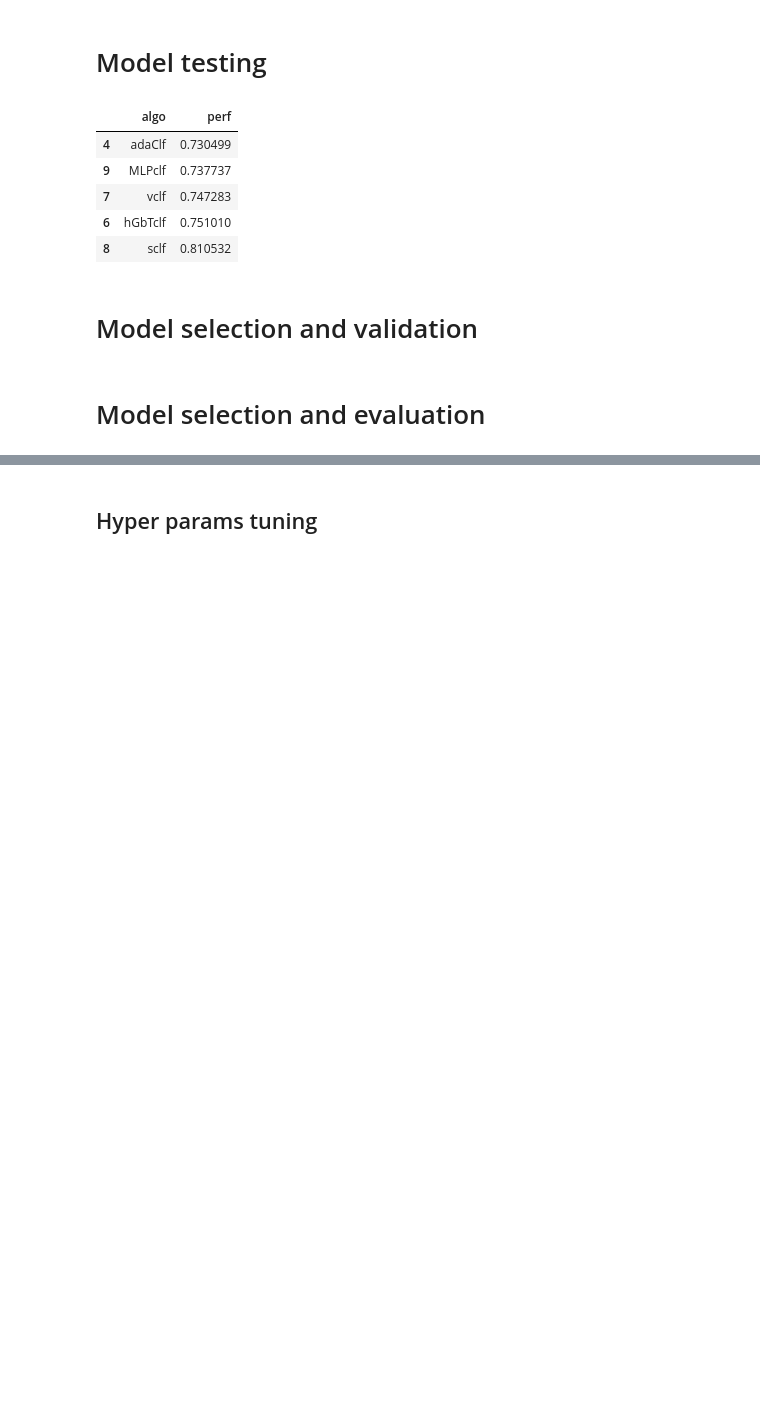
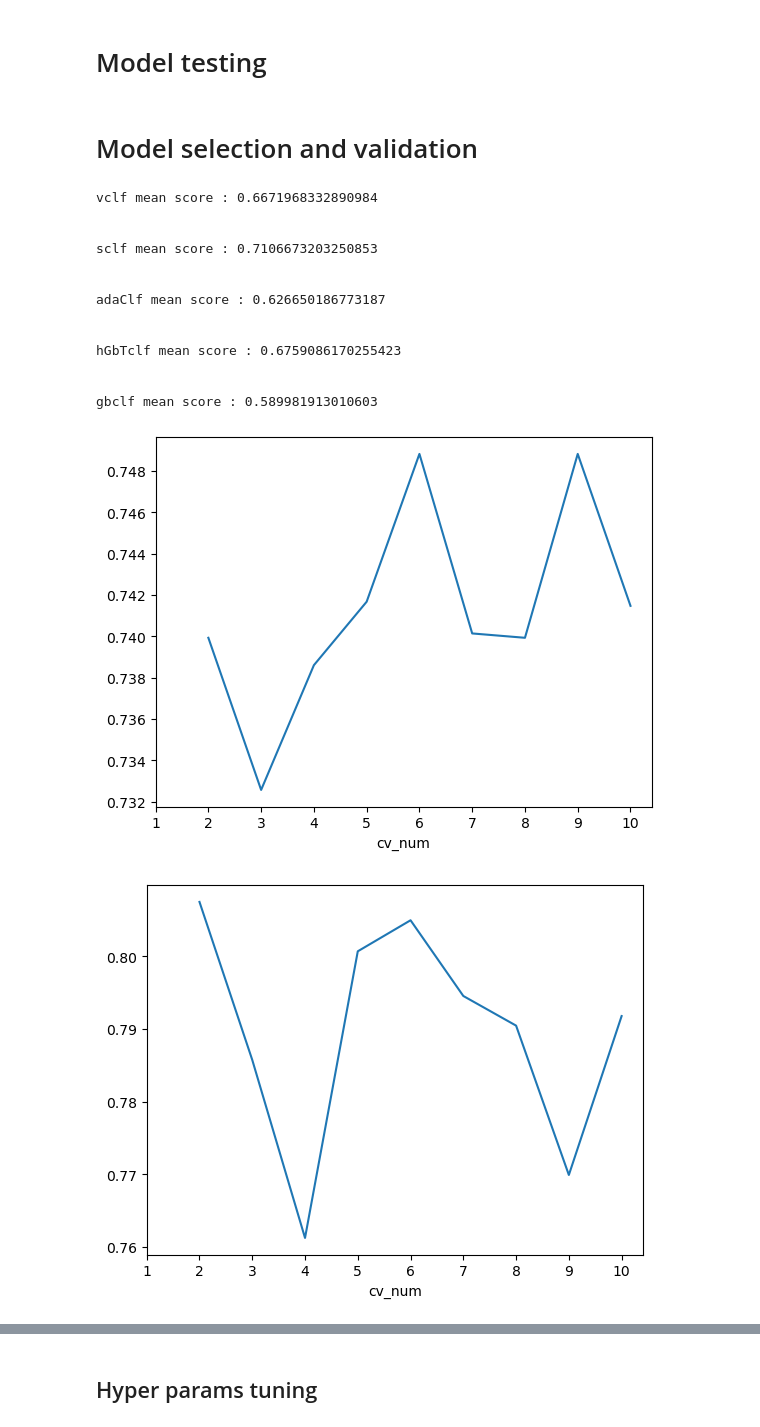
Before and after one commit to phenixMaster/ICR, a Jupyter notebook: icr-analysis-python.ipynb, the cells around one changed output, grey strips where cells are left out. Drawn from its saved outputs; the diff is of its cells as text; code cells hidden in the pictures; blank space fills up the shorter version.

```diff
--- a/icr-analysis-python.ipynb
+++ b/icr-analysis-python.ipynb
@@ -266,19 +266,39 @@ from sklearn import preprocessing
 from sklearn.pipeline import make_pipeline
 
 # evaluate models
-perf = fitModel(model_dict=model_dict,train_data = train[num_var],y_train = train["Class"],cv = 2)
+#perf = fitModel(model_dict=model_dict,train_data = train[num_var],y_train = train["Class"],cv = 2)
 #perf
-perf0 = perf.iloc[-5:,:]
-perf0
+#perf0 = perf.iloc[-5:,:]
+#perf0
-# %% [output]
-|  | algo | perf |
-| 4 | adaClf | 0.730499 |
-| 9 | MLPclf | 0.737737 |
-| 7 | vclf | 0.747283 |
-| 6 | hGbTclf | 0.751010 |
-| 8 | sclf | 0.810532 |
 # %% [markdown]
 # Model selection and validation
+# %%
+# function to fit models
+def modelValidationCurve(model_dict:dict,train_data,y_train,cv: int):
+    ''' take models dictionary and return validation score
+    '''
+    scores = {}
+    for model in model_dict :
+        dict0 = dict()
+        num_cv = []
+        results = []
+        for step in range(2,cv+1):
+            fit = model_dict[model].fit(train_data,y_train)
+            #fit = make_pipeline(preprocessing.StandardScaler(), model_dict[model])
+            result =  cross_val_score(fit,train_data,y_train,scoring='balanced_accuracy',cv = 2).mean()
+            #print(results)
+            num_cv.append(step)
+            results.append(result)
+        print(f"\n{model} mean score : {sum(results)/cv} \n" )
+        dict0 = {"cv_num" : num_cv,
+                    "results" : results}
+        perf_df = (pd.DataFrame(data = dict0,index = None))
+        #print(perf_df)
+        perf_df.plot(x = "cv_num", y = "results",kind = "line",
+                 xticks = list(range(1,cv+1)),
+                 legend = ""
+                )
+        #return perf_df
 # %%
 #valid score : pick  best models for 10 CV validation
 # models dict
@@ -287,5 +307,22 @@ model_dict2 = {"vclf" : vclf,
                "adaClf": bagclf,
                "hGbTclf": hGbTclf,
                "gbclf":gbclf}
-# %% [markdown]
-# Model selection and evaluation
+# %%
+ modelValidationCurve(model_dict=model_dict2,
+                     train_data = train[num_var],y_train = train["Class"],cv = 10)
+# %% [output]
+vclf mean score : 0.6671968332890984
+
+
+sclf mean score : 0.7106673203250853
+
+
+adaClf mean score : 0.626650186773187
+
+
+hGbTclf mean score : 0.6759086170255423
+
+
+gbclf mean score : 0.589981913010603
+[figure, added]
+[figure, added]
```
Also changed, not shown: parts of 12 cells of this notebook.
